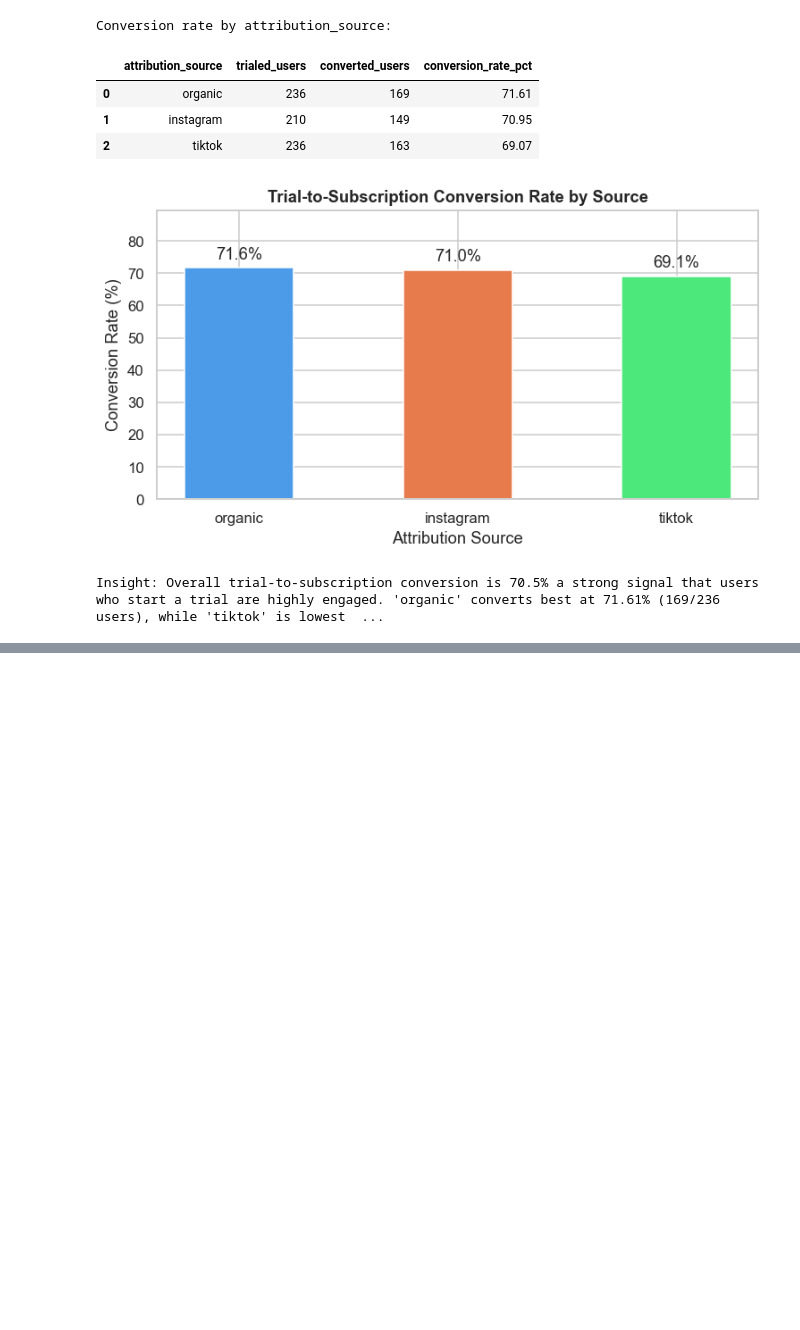
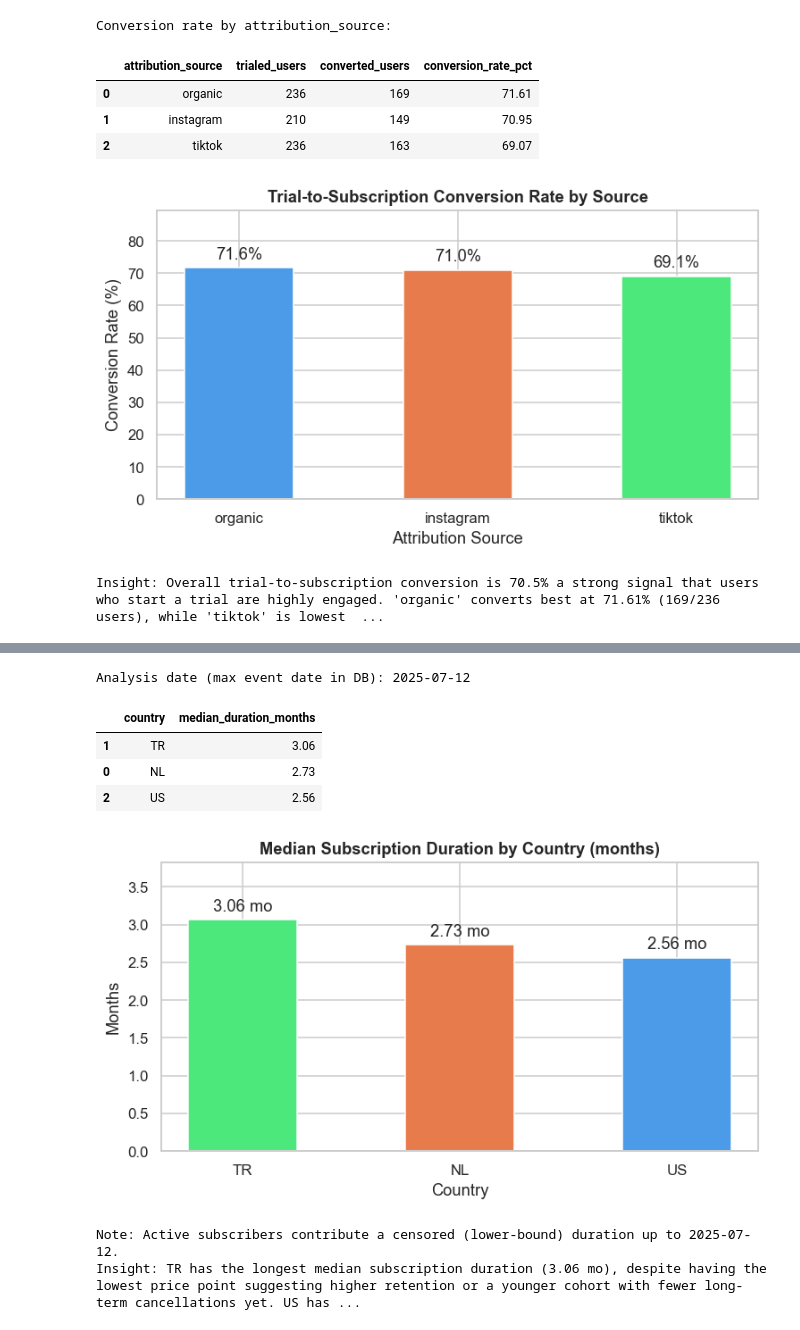
Before and after one commit to Sena-Kilinc/data-interview, a Jupyter notebook: submission.ipynb, the cells around one changed output, grey strips where cells are left out. Cells and saved outputs as stored; diff of their text form; code cells hidden in the pictures; blank space fills up the shorter version.

```diff
--- a/submission.ipynb
+++ b/submission.ipynb
@@ -321,0 +330,66 @@ Insight: Overall trial-to-subscription conversion is 70.5% a strong signal that
+# %%
+ANALYSIS_DATE = q("SELECT MAX(created_at) FROM user_events").iloc[0, 0][:10]
+print(f"Analysis date (max event date in DB): {ANALYSIS_DATE}")
+
+sql_t5_raw = """
+SELECT
+    u.country,
+    e.user_id,
+    MIN(CASE WHEN e.event_name = 'subscription_started'  THEN e.created_at END) AS sub_start,
+    MAX(CASE WHEN e.event_name = 'subscription_cancelled' THEN e.created_at END) AS sub_end
+FROM user_events e
+JOIN users u ON u.id = e.user_id
+WHERE e.event_name IN ('subscription_started', 'subscription_cancelled')
+GROUP BY u.country, e.user_id
+HAVING sub_start IS NOT NULL
+"""
+
+df5_raw = q(sql_t5_raw)
+df5_raw["sub_start"] = pd.to_datetime(df5_raw["sub_start"])
+df5_raw["sub_end"] = pd.to_datetime(df5_raw["sub_end"])
+
+# Active subs: fill missing cancellation with analysis date (lower bound)
+df5_raw["effective_end"] = df5_raw["sub_end"].fillna(pd.Timestamp(ANALYSIS_DATE))
+df5_raw["duration_months"] = (df5_raw["effective_end"] - df5_raw["sub_start"]).dt.days / 30.44
+
+df5 = (
+    df5_raw.groupby("country")["duration_months"]
+    .median()
+    .round(2)
+    .reset_index()
+    .rename(columns={"duration_months": "median_duration_months"})
+    .sort_values("median_duration_months", ascending=False)
+)
+display(df5)
+
+# Chart
+colors_t5 = [COUNTRY_COLORS[c] for c in df5["country"]]
+
+fig, ax = plt.subplots(figsize=(7, 4))
+bars = ax.bar(df5["country"], df5["median_duration_months"], color=colors_t5, width=0.5)
+ax.bar_label(bars, fmt="%.2f mo", padding=4)
+ax.set_title("Median Subscription Duration by Country (months)", fontweight="bold")
+ax.set_ylabel("Months")
+ax.set_xlabel("Country")
+ax.set_ylim(0, df5["median_duration_months"].max() * 1.25)
+plt.tight_layout()
+plt.show()
+
+top5 = df5.iloc[0]
+bot5 = df5.iloc[-1]
+print(
+    f"Note: Active subscribers contribute a censored (lower-bound) duration up to {ANALYSIS_DATE}.\n"
+    f"Insight: TR has the longest median subscription duration ({top5['median_duration_months']:.2f} mo), "
+    f"despite having the lowest price point suggesting higher retention or a younger cohort with "
+    f"fewer long-term cancellations yet. US has the shortest median ({bot5['median_duration_months']:.2f} mo), "
+    f"which may reflect earlier cohort start dates and more accumulated cancellations."
+)
+# %% [output]
+Analysis date (max event date in DB): 2025-07-12
+|  | country | median_duration_months |
+| 1 | TR | 3.06 |
+| 0 | NL | 2.73 |
+| 2 | US | 2.56 |
+[figure, added]
+Note: Active subscribers contribute a censored (lower-bound) duration up to 2025-07-12.
+Insight: TR has the longest median subscription duration (3.06 mo), despite having the lowest price point suggesting higher retention or a younger cohort with fewer long-term cancellations yet. US has ...
```
Also changed, not shown: parts of 1 cell of this notebook.
